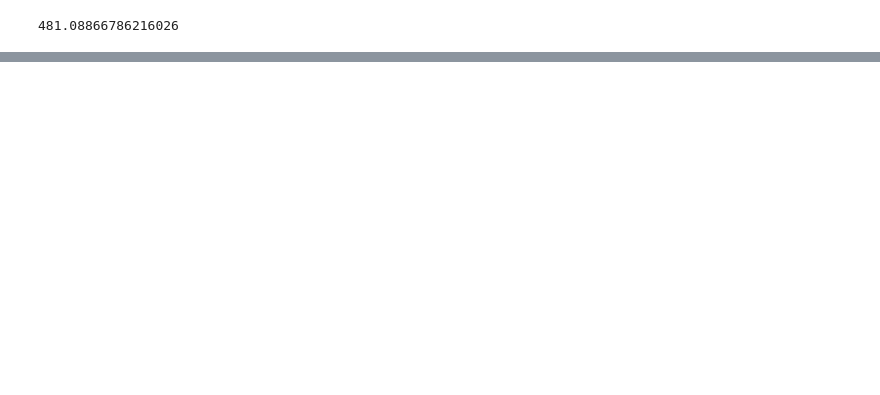
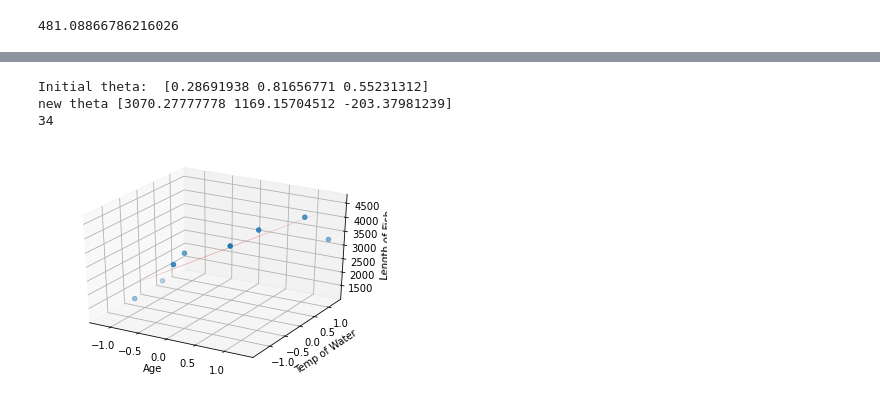
Before and after one commit to Prakhar-Saxena/CollegeAssignments, a Jupyter notebook: CS383/assn1/assn1.ipynb, the cells around one changed output, grey strips where cells are left out. Cells and saved outputs as stored; diff of their text form; code cells hidden in the pictures; blank space fills up the shorter version.

```diff
--- a/CS383/assn1/assn1.ipynb
+++ b/CS383/assn1/assn1.ipynb
@@ -428,0 +532,10 @@ root_mean_error_squared_sum
+# %%
+#5
+X_tr = np.c_[np.ones(len(X_train)),X_train]
+X_tr = np.array(X_tr)
+X_ts = np.c_[np.ones(len(X_test)),X_test]
+X_ts = np.array(X_ts)
+Y_tr = np.array(Y_train)
+Y_ts = np.array(Y_test)
+
+X_ts
@@ -428,0 +551,55 @@ root_mean_error_squared_sum
+# %%
+def compute_new_theta(theta, eta, X, Y):
+    return theta - (eta * (2 * X.T @ ((X @ theta) - Y)))
+
+theta = []
+for i in range(3):
+    theta.append(random.uniform(-1,1))
+theta = np.array(theta)
+new_theta = np.array(theta)
+
+print('Initial theta: ',theta)
+
+loopCounter = 0
+
+while True:
+    new_theta = np.array(compute_new_theta(theta, 0.01, X_tr, Y_tr))
+    if (new_theta == theta).all():
+        break
+    theta = new_theta
+    loopCounter = loopCounter + 1
+
+print('new theta',new_theta)
+print(loopCounter)
+# %% [output]
+Initial theta:  [0.28691938 0.81656771 0.55231312]
+new theta [3070.27777778 1169.15704512 -203.37981239]
+34
+# %%
+def y_compute(X1, X2, thetas):
+    return (thetas[0] + (thetas[1] * X1) + (thetas[2] * X2))
+
+Y_computed = []
+
+for index, row in test_df[['Age', 'Temp of Water']].iterrows():
+    X1 = X_test['Age'][index]
+    X2 = X_test['Temp of Water'][index]
+    Y = y_compute(X1, X2, new_theta)
+    Y_computed.append([Y])
+
+Y_computed =  np.array(Y_computed)
+Y_computed =  Y_computed.reshape(X_test['Age'].shape)
+fig = plt.figure().gca(projection='3d')
+fig.scatter(X_test['Age'], X_test['Temp of Water'], Y_test, 'bo')
+fig.set_xlabel('Age')
+fig.set_ylabel('Temp of Water')
+fig.set_zlabel('Length of Fish')
+
+# fig.scatter(X_test['Age'], X_test['Temp of Water'], Y_computed, 'ro')
+# fig.plot_wireframe(X_test['Age'], X_test['Temp of Water'], Y_computed, rstride=1, cstride=1)
+
+fig.plot_trisurf(np.array(X_test['Age']), np.array(X_test['Temp of Water']), Y_computed, color='red')
+
+plt.show()
+# %% [output]
+[figure, added]
```
Also changed, not shown: parts of 10 cells of this notebook.
